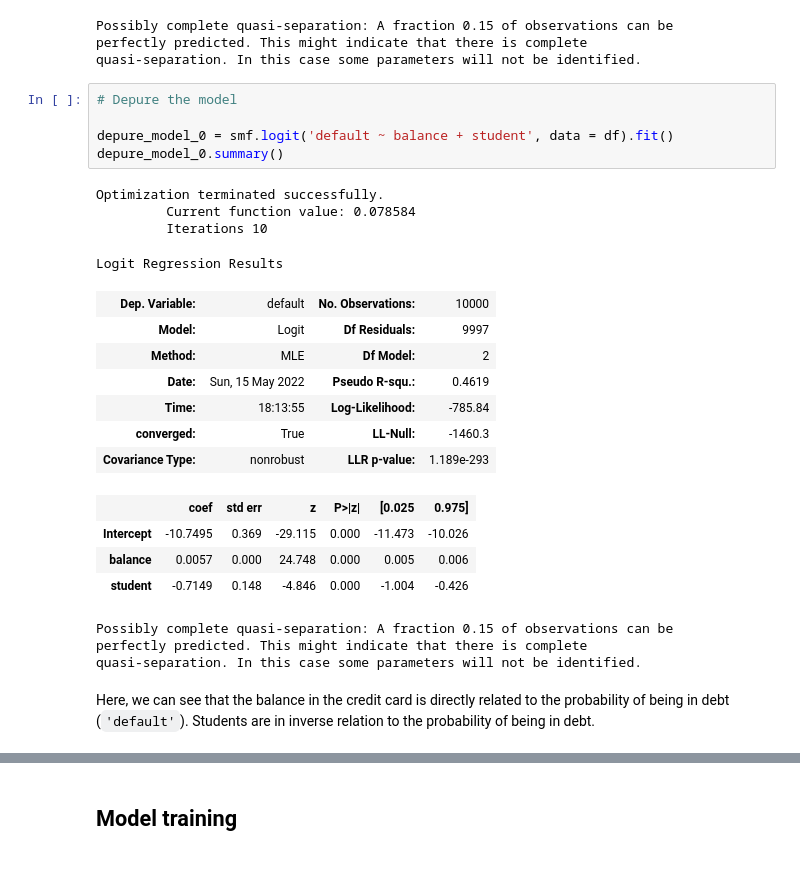
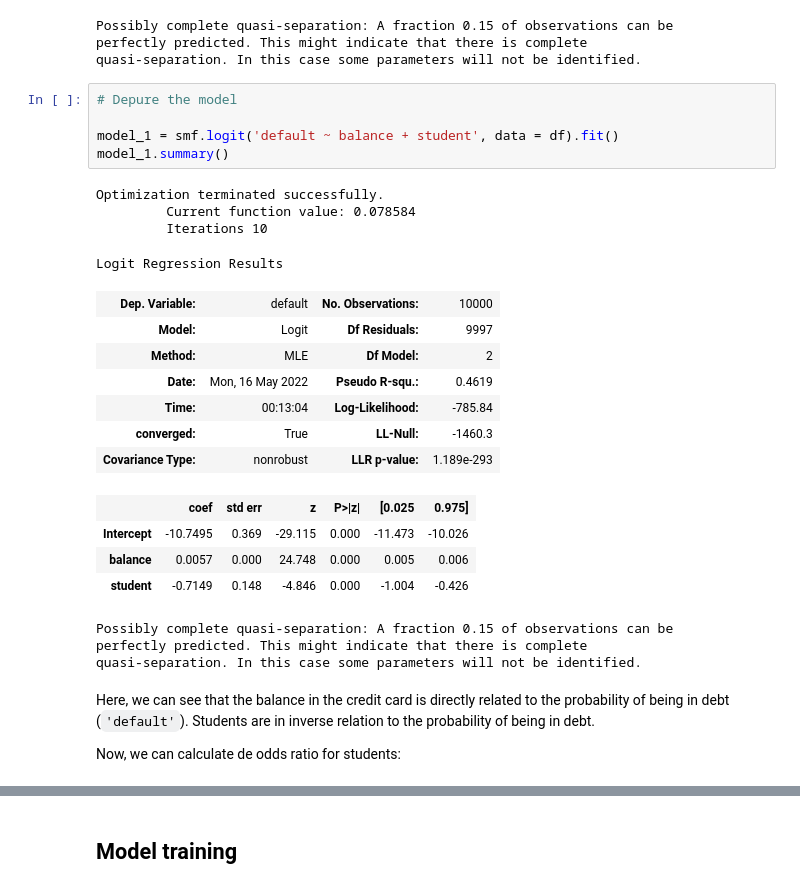
Before and after one commit to diegohalabi/logistic_regression, a Jupyter notebook: ml_classification.ipynb, the cells around one changed output, grey strips where cells are left out. Cells and saved outputs as stored; diff of their text form.

```diff
--- a/ml_classification.ipynb
+++ b/ml_classification.ipynb
@@ -137,18 +139,18 @@ quasi-separation. In this case some parameters will not be identified.
 # %%
 # Depure the model
 
-depure_model_0 = smf.logit('default ~ balance + student', data = df).fit()
-depure_model_0.summary()
+model_1 = smf.logit('default ~ balance + student', data = df).fit()
+model_1.summary()
 # %% [output]
 Optimization terminated successfully.
          Current function value: 0.078584
          Iterations 10
 Logit Regression Results
 | Dep. Variable: | default | No. Observations: | 10000 |
 | Model: | Logit | Df Residuals: | 9997 |
 | Method: | MLE | Df Model: | 2 |
-| Date: | Sun, 15 May 2022 | Pseudo R-squ.: | 0.4619 |
-| Time: | 18:13:55 | Log-Likelihood: | -785.84 |
+| Date: | Mon, 16 May 2022 | Pseudo R-squ.: | 0.4619 |
+| Time: | 00:13:04 | Log-Likelihood: | -785.84 |
 | converged: | True | LL-Null: | -1460.3 |
 | Covariance Type: | nonrobust | LLR p-value: | 1.189e-293 |
 |  | coef | std err | z | P>|z| | [0.025 | 0.975] |
@@ -160,3 +162,5 @@ perfectly predicted. This might indicate that there is complete
 quasi-separation. In this case some parameters will not be identified.
 # %% [markdown]
 Here, we can see that the balance in the credit card is directly related to the probability of being in debt (`'default'`). Students are in inverse relation to the probability of being in debt.
+
+Now, we can calculate de odds ratio for students:
```
Also changed, not shown: parts of 16 cells of this notebook, 1 other file.
